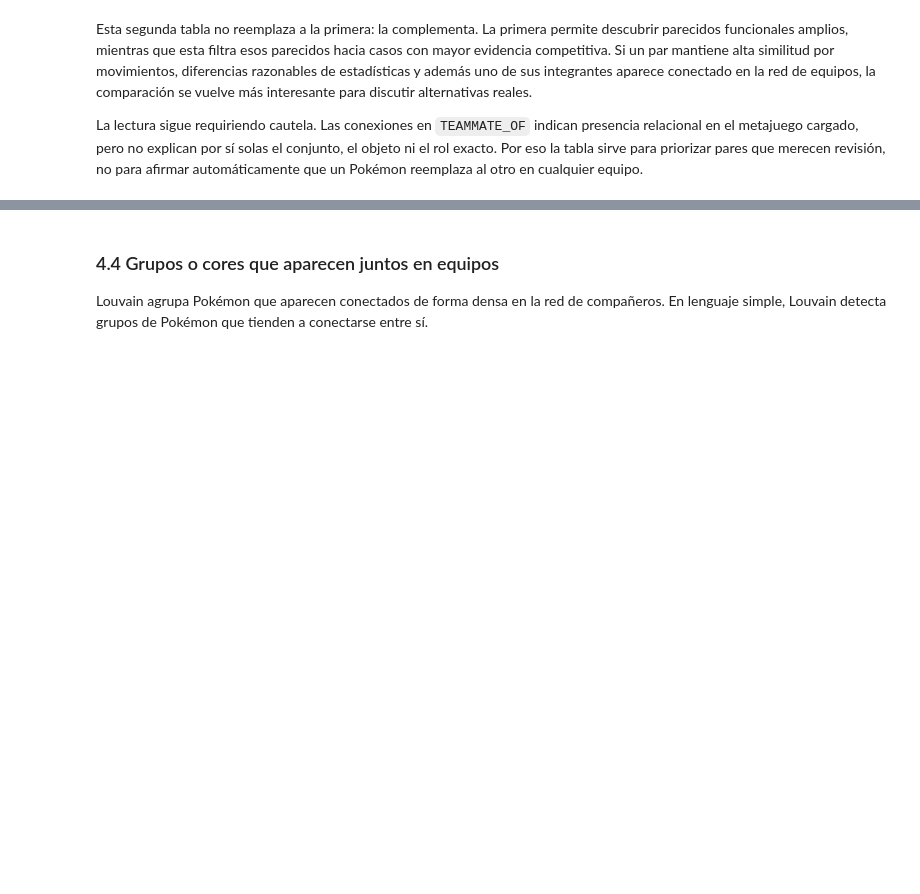
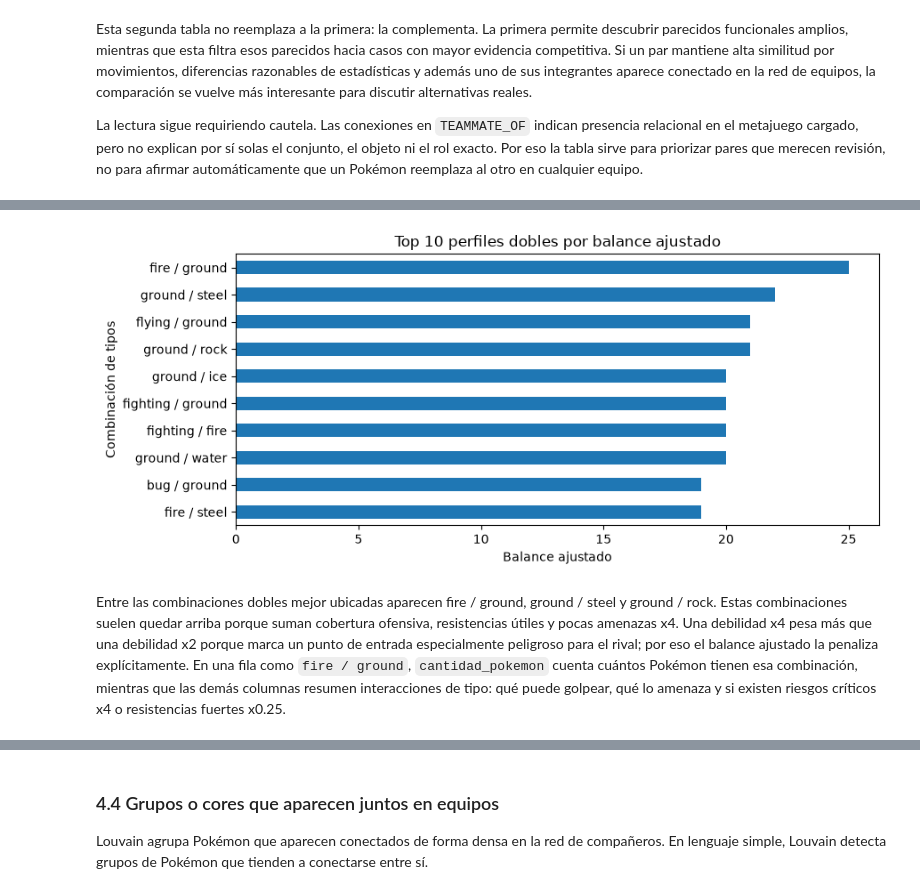
Before and after one commit to blvckvenom/mds7205-pokeapi-kg, a Jupyter notebook: analysis/reporte_integrado.ipynb, the cells around one changed output, grey strips where cells are left out. Cells and saved outputs as stored; diff of their text form; code cells hidden in the pictures; blank space fills up the shorter version.

```diff
--- a/analysis/reporte_integrado.ipynb
+++ b/analysis/reporte_integrado.ipynb
@@ -693,0 +769,70 @@ objetos, movimientos reales y condiciones específicas de batalla.
+# %%
+filas_dobles = []
+for t1, t2 in perfiles_dobles:
+    perfil = f'{t1} / {t2}'
+    off = ofensiva_basica([t1, t2])
+    combos_x4, _ = ofensiva_x4_contra_combos([t1, t2])
+    defs = defensiva([t1, t2])
+    debilidades_x2 = sum(1 for v in defs.values() if v == 2.0)
+    debilidades_x4 = sum(1 for v in defs.values() if v == 4.0)
+    amenazas_x4 = sorted([atk for atk, v in defs.items() if v == 4.0])
+    defensiva_x05 = sum(1 for v in defs.values() if v == 0.5)
+    defensiva_x025 = sum(1 for v in defs.values() if v == 0.25)
+    resistencias_x025 = sorted([atk for atk, v in defs.items() if v == 0.25])
+    defensiva_x1 = sum(1 for v in defs.values() if v == 1.0)
+    balance_tipo = off['ofensiva_x2'] - debilidades_x2
+    balance_ajustado = (
+        off['ofensiva_x2'] + len(combos_x4)
+        - debilidades_x2 - debilidades_x4
+        + defensiva_x05 + defensiva_x025
+    )
+    filas_dobles.append({
+        'perfil_tipo': perfil,
+        'cantidad_pokemon': perfil_cantidad.get(perfil, 0),
+        'ofensiva_x2': off['ofensiva_x2'],
+        'ofensiva_x4': len(combos_x4),
+        'ofensiva_x1': off['ofensiva_x1'],
+        'debilidades_x2': debilidades_x2,
+        'debilidades_x4': debilidades_x4,
+        'amenazas_x4': ', '.join(amenazas_x4),
+        'defensiva_x05': defensiva_x05,
+        'defensiva_x025': defensiva_x025,
+        'resistencias_x025': ', '.join(resistencias_x025),
+        'defensiva_x1': defensiva_x1,
+        'balance_tipo': balance_tipo,
+        'balance_ajustado': balance_ajustado,
+        'ejemplos_pokemon': perfil_ejemplos.get(perfil, '')
+    })
+
+tabla_doble = pd.DataFrame(filas_dobles).sort_values(
+    ['balance_ajustado', 'ofensiva_x4', 'debilidades_x4'],
+    ascending=[False, False, True]
+).reset_index(drop=True)
+
+columnas_dobles = [
+    'perfil_tipo', 'cantidad_pokemon',
+    'ofensiva_x2', 'ofensiva_x4',
+    'debilidades_x2', 'debilidades_x4', 'amenazas_x4',
+    'defensiva_x025', 'resistencias_x025',
+    'balance_ajustado', 'ejemplos_pokemon'
+]
+display(mostrar_columnas_claras(tabla_doble, columnas_dobles, n=15))
+
+if not tabla_doble.empty:
+    ax = tabla_doble.head(10).sort_values('balance_ajustado').plot.barh(
+        x='perfil_tipo', y='balance_ajustado', legend=False, figsize=(9, 4)
+    )
+    ax.set_title('Top 10 perfiles dobles por balance ajustado')
+    ax.set_xlabel('Balance ajustado')
+    ax.set_ylabel('Combinación de tipos')
+    plt.tight_layout()
+    plt.show()
+    perfiles = lista_texto(tabla_doble['perfil_tipo'])
+    display(Markdown(
+        f"Entre las combinaciones dobles mejor ubicadas aparecen {perfiles}. Estas combinaciones suelen quedar arriba porque suman cobertura ofensiva, "
+        "resistencias útiles y pocas amenazas x4. Una debilidad x4 pesa más que una debilidad x2 porque marca un punto de entrada especialmente peligroso "
+        "para el rival; por eso el balance ajustado la penaliza explícitamente. En una fila como `fire / ground`, `cantidad_pokemon` cuenta cuántos Pokémon "
+        "tienen esa combinación, mientras que las demás columnas resumen interacciones de tipo: qué puede golpear, qué lo amenaza y si existen riesgos críticos x4 "
+        "o resistencias fuertes x0.25."
+    ))
+# %% [output]
@@ -693,0 +855,2 @@ objetos, movimientos reales y condiciones específicas de batalla.
+[figure, added]
+Entre las combinaciones dobles mejor ubicadas aparecen fire / ground, ground / steel y ground / rock. Estas combinaciones suelen quedar arriba porque suman cobertura ofensiva, resistencias útiles y pocas amenazas x4. Una debilidad x4 pesa más que una debilidad x2 porque marca un punto de entrada especialmente peligroso para el rival; por eso el balance ajustado la penaliza explícitamente. En una fila como `fire / ground`, `cantidad_pokemon` cuenta cuántos Pokémon tienen esa combinación, mientras que las demás columnas resumen interacciones de tipo: qué puede golpear, qué lo amenaza y si existen riesgos críticos x4 o resistencias fuertes x0.25.
```
Also changed, not shown: parts of 40 cells of this notebook, 1 other file.
